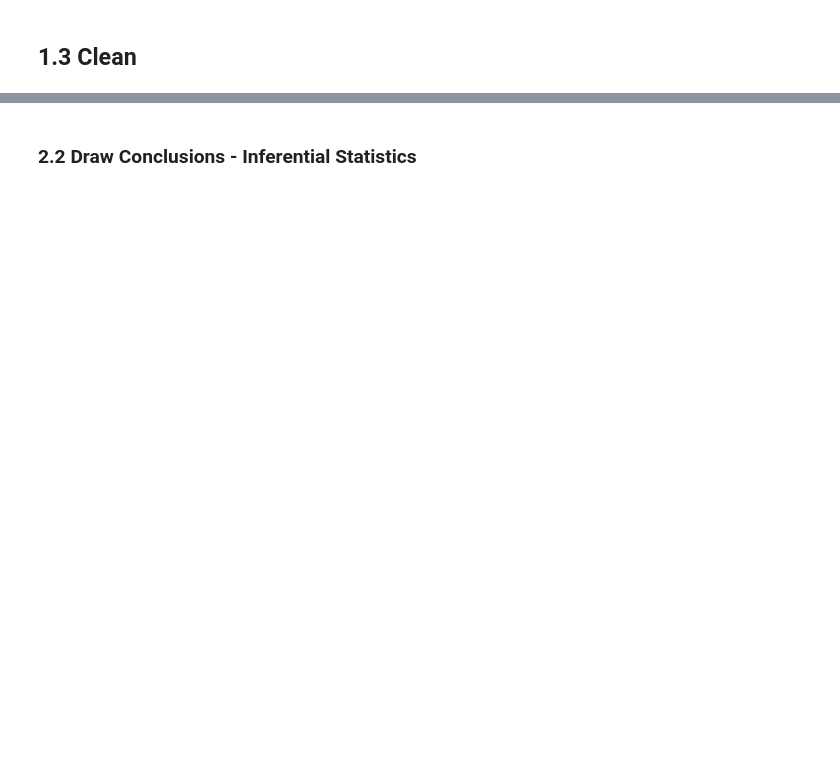
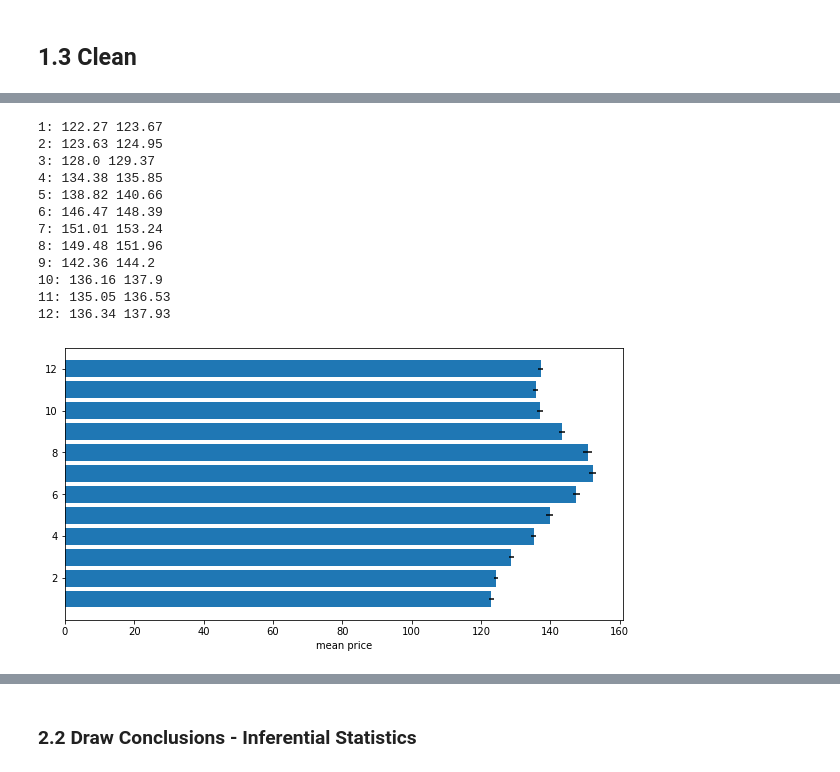
Before and after one commit to ArminSedlmeyrBMW/Udacity-Project-Write-a-Data-Science-Blog-Post, a Jupyter notebook: Project - Write a Data Science Blog Post.ipynb, the cells around one changed output, grey strips where cells are left out. Cells and saved outputs as stored; diff of their text form; code cells hidden in the pictures; blank space fills up the shorter version.

```diff
--- a/Project - Write a Data Science Blog Post.ipynb
+++ b/Project - Write a Data Science Blog Post.ipynb
@@ -120,0 +266,2 @@ json
+# %%
+df_sc['month']=pd.DatetimeIndex(df_sc['date']).month
@@ -131,0 +630,57 @@ json
+# %%
+def calc_statistical_relevance(df, var_group_by, var_test):#
+    '''
+    INPUT:
+    df - a dataframe holding all the variables of interest
+    var_group_by - a string holding the variable name to group the results by
+    var_test - a string holding the variable name to calculate a confidential interval for
+
+    OUTPUT:
+    confidential interval
+    diagramm including a visualization of the confidential interval
+    '''
+    ############## bootstrap approach
+    #build confident intervalls to double check, since hypothesis testing isn't very intuitive:
+    #pro tip by udacity: The bootstrap approach with confidence intervals can be used in place of any other hypoethis test
+    price_means_per_month = {}
+    for level in df[var_group_by].unique():
+        price_means = []
+        for _ in range(100):
+            #bootstrap
+            bootstrap=df.loc[df[var_group_by]==level, var_test].sample(int(df.shape[0]/10), replace=True)
+            #calculate sample medians
+            price_mean=bootstrap.mean()
+            #append to list
+            price_means.append(price_mean)
+        #make np.arrays
+        price_means=np.array(price_means)
+        price_means_per_month[level]=price_means
+
+    alpha=0.05
+    xerrs=[]
+    xwidths=[]
+    for level in df[var_group_by].unique():
+        print('{}: {} {}'.format(level, (round((np.percentile(price_means_per_month[level], alpha)), 2)), round((np.percentile(price_means_per_month[level], 100-alpha)), 2)))
+        err=((np.percentile(price_means_per_month[level], alpha))-(np.percentile(price_means_per_month[level], 100-alpha)))/2
+        xerrs.append(err)
+        width=((np.percentile(price_means_per_month[level], alpha))+(np.percentile(price_means_per_month[level], 100-alpha)))/2
+        xwidths.append(width)
+    plt.figure(figsize=[10,5])
+    plt.barh(width=xwidths, y=df[var_group_by].unique(), xerr=xerrs);
+    plt.xlabel('mean price')
+# %%
+calc_statistical_relevance(df_sc, 'month', 'price')
+# %% [output]
+1: 122.27 123.67
+2: 123.63 124.95
+3: 128.0 129.37
+4: 134.38 135.85
+5: 138.82 140.66
+6: 146.47 148.39
+7: 151.01 153.24
+8: 149.48 151.96
+9: 142.36 144.2
+10: 136.16 137.9
+11: 135.05 136.53
+12: 136.34 137.93
+[figure, added]
```
Also changed, not shown: parts of 63 cells of this notebook, 3 other files.
